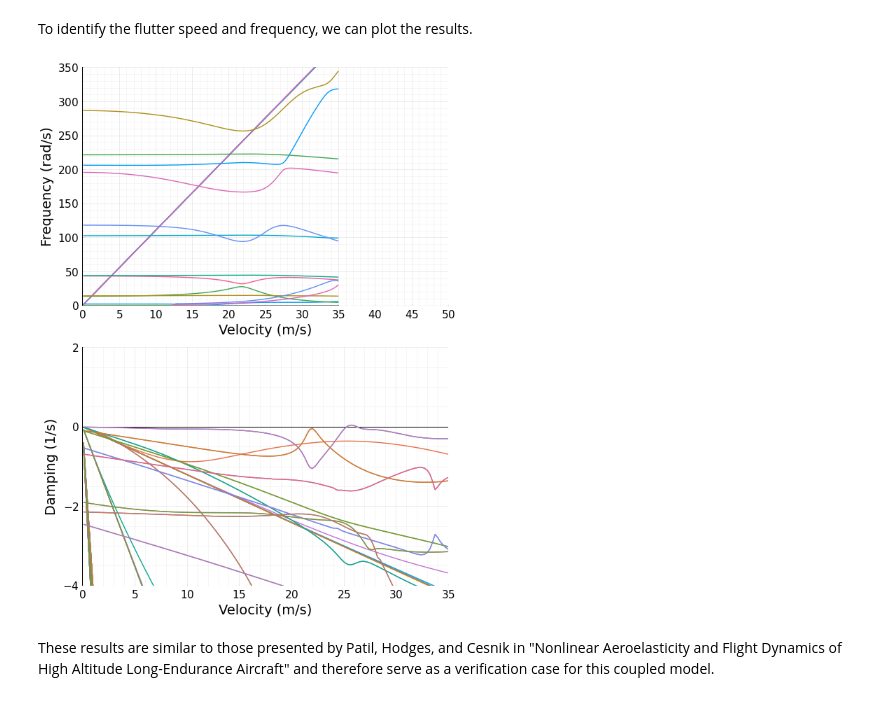
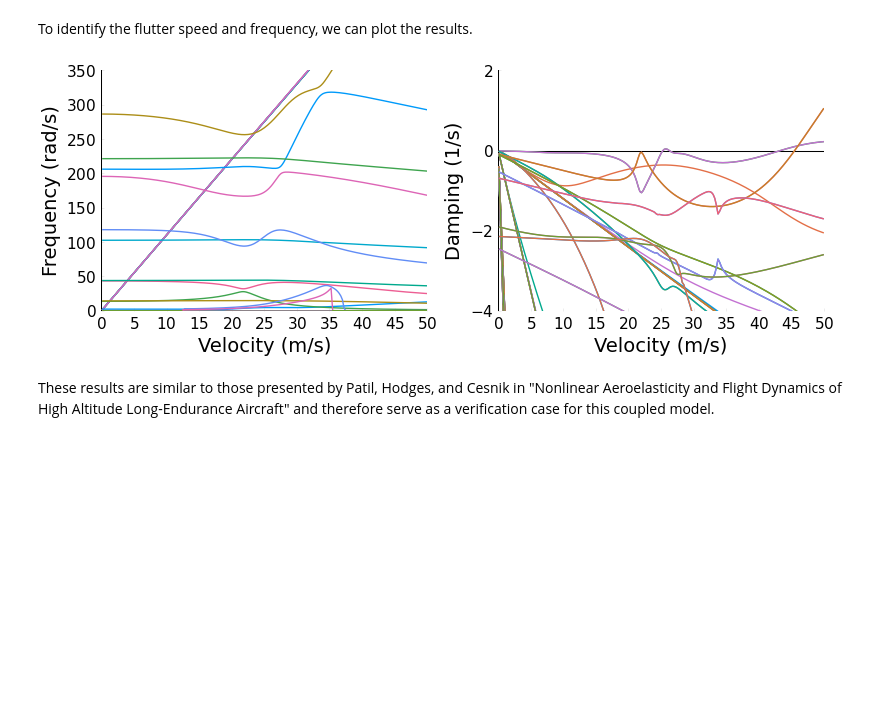
Before and after one commit to byuflowlab/Aeroelasticity.jl, a Jupyter notebook: dev/examples/cantilever-stability.ipynb, the cells around one changed output. Cells and saved outputs as stored; diff of their text form; code cells hidden in the pictures; blank space fills up the shorter version.

```diff
--- a/dev/examples/cantilever-stability.ipynb
+++ b/dev/examples/cantilever-stability.ipynb
@@ -124,7 +124,7 @@ model = CoupledModel(submodels, parameters; symbolic=false)
 # --- Perform Analysis --- #
 
 # loop through freestream velocities
-Vinf = vcat(0.1, 0.25:0.25:35)
+Vinf = vcat(0.1, 0.25:0.25:50)
 
 # eigenvalue/eigenvector storage
 nev = 12*N
@@ -226,6 +226,7 @@ sp1 = plot(
     ytick = 0:50:350,
     ylabel = "Frequency (rad/s)",
     framestyle = :zerolines,
+    grid = false,
     titlefontsize = 14,
     guidefontsize = 14,
     legendfontsize = 11,
@@ -233,16 +234,17 @@ sp1 = plot(
     legend = :topright,
     foreground_color_legend = nothing,
     background_color_legend = nothing,
-    minorgrid=true)
+    minorgrid=false)
 
 sp2 = plot(
-    xlim = (0, 35),
-    xtick = 0:5:35,
+    xlim = (0, 50),
+    xtick = 0:5:50,
     xlabel = "Velocity (m/s)",
     ylim = (-4, 2),
     ytick = -4:2:2,
     ylabel = "Damping (1/s)",
     framestyle = :zerolines,
+    grid = false,
     titlefontsize = 14,
     guidefontsize = 14,
     legendfontsize = 11,
@@ -250,7 +252,7 @@ sp2 = plot(
     legend = :topleft,
     foreground_color_legend = nothing,
     background_color_legend = nothing,
-    minorgrid=true)
+    minorgrid=false)
 
 for i = 1:size(λ, 1)
 
@@ -258,35 +260,35 @@ for i = 1:size(λ, 1)
     λi = λ[i,:]
 
     if any(abs.(λi) .<= 1e4)
         plot!(sp1, Vi, imag.(λi),
             label = "",
             color = i,
             markersize = 3,
             markerstrokewidth = 0,
             )
     end
 
 end
 
 for i = 1:size(λ, 1)
 
     Vi = Vinf[:]
     λi = λ[i,:]
 
     if any(abs.(λi) .<= 1e4)
         plot!(sp2, Vi,
             real.(λi),#./sqrt.(real.(λi).^2 + abs.(λi).^2)*100,
             label = "",
             color = i,
             markersize = 3,
             markerstrokewidth = 0,
             )
     end
 end
 
-p1 = plot(sp1, sp2, layout = (2, 1), size = (600, 800))
+p1 = plot(sp1, sp2, layout = (1, 2), size = (800, 300))
 # %% [output]
-[figure, old version]
+[figure, new version]
 # %% [markdown]
 These results are similar to those presented by Patil, Hodges, and Cesnik in "Nonlinear
 Aeroelasticity and Flight Dynamics of High Altitude Long-Endurance Aircraft" and
```
Also changed, not shown: 36 other files.
